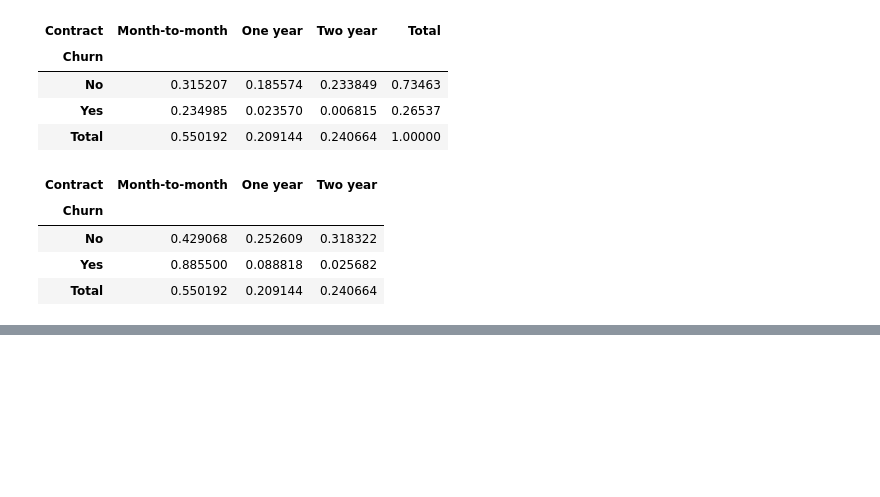
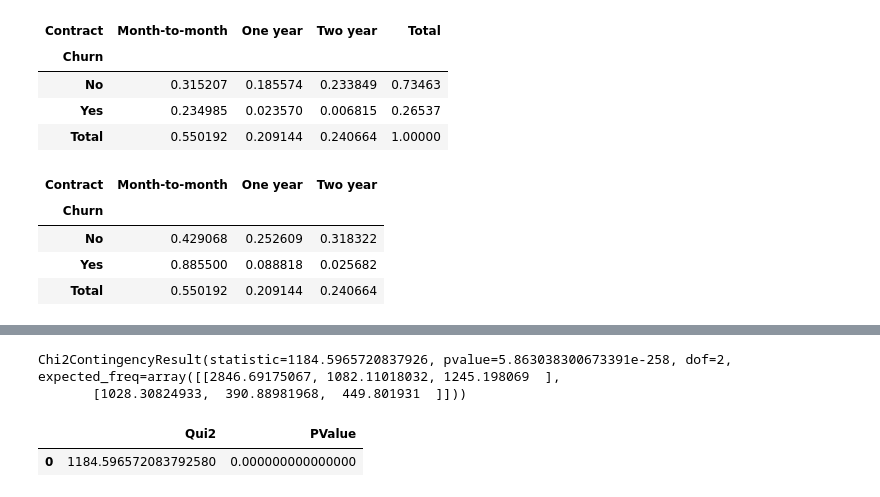
Before and after one commit to JaynneLino/pandas_course_Udemy, a Jupyter notebook: eda/eda.ipynb, the cells around one changed output, grey strips where cells are left out. Drawn from its saved outputs; the diff is of its cells as text; code cells hidden in the pictures; blank space fills up the shorter version.

```diff
--- a/eda/eda.ipynb
+++ b/eda/eda.ipynb
@@ -831,0 +849,26 @@ pd.crosstab(df_final2["Churn"], df_final2["Contract"], normalize="index",  margi
+# %%
+chi_scores = chi2_contingency(df_tabcont)
+chi_scores
+# %% [output]
+Chi2ContingencyResult(statistic=1184.5965720837926, pvalue=5.863038300673391e-258, dof=2, expected_freq=array([[2846.69175067, 1082.11018032, 1245.198069  ],
+       [1028.30824933,  390.88981968,  449.801931  ]]))
+# %%
+#Número decimal de uma notaçao científica
+
+pd.set_option("display.float_format", lambda x: "%.15f" % x)
+# %%
+scores_churn = pd.Series(chi_scores[0])
+pvalues_scores = pd.Series(chi_scores[1])
+# %%
+#Criar um DataFrame com os dados de qui quadraro e p-value
+
+df_chi_churn = pd.DataFrame ({
+    "Qui2" : scores_churn,
+    "PValue" : pvalues_scores
+
+})
+# %%
+df_chi_churn
+# %% [output]
+|  | Qui2 | PValue |
+| 0 | 1184.596572083792580 | 0.000000000000000 |
```
Also changed, not shown: parts of 4 cells of this notebook.
